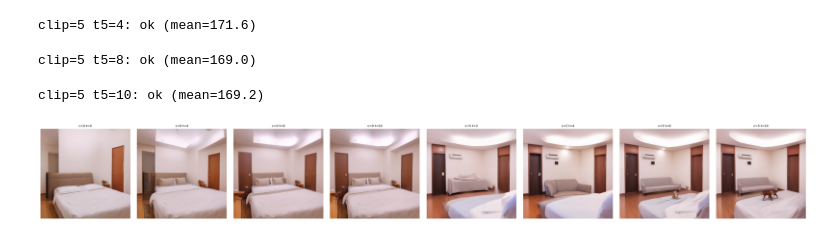
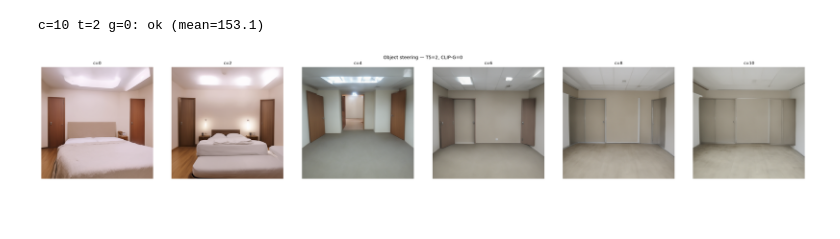
Before and after one commit to theman-oj10/DiT-steering-vector, a Jupyter notebook: sd3/SD3 Notebook.ipynb, the cells around one changed output. Saved outputs shown, nothing was run; the diff lists cells and outputs as text; code cells hidden in the pictures; blank space fills up the shorter version.

Commit message:
working sd3 object steering and reorg

```diff
--- a/sd3/SD3 Notebook.ipynb
+++ b/sd3/SD3 Notebook.ipynb
@@ -17,11 +19,15 @@ pipe = StableDiffusion3Pipeline.from_pretrained(
 ).to(DEVICE)
 # %%
 # ── CONFIG ─────────────────────────────────────────────────────────────
-CONCEPT_PROMPT  = "a bed"             # what to steer away from
-NEUTRAL_PROMPT  = "a room"            # neutral baseline
-GEN_PROMPT      = "a room with a bed" # prompt used at generation time
-ALPHA_PAIRS     = [(0,0), (0,4), (0,8), (0,10), (5,2), (5,4), (5,8), (5,10)]
-NUM_STEPS       = 10
+CONCEPT_PROMPT  = "a bed"               # what to steer away from
+NEUTRAL_PROMPT  = "an empty room"              # neutral baseline
+GEN_PROMPT      = "a bed in a room"     # prompt used at generation time
+
+# Best known working pair: CLIP-L=10, T5=2 (Exp #17)
+ALPHAS_C = [0, 2, 4, 6, 8, 10]         # CLIP-L alpha sweep
+ALPHAS_T = [2]                          # T5 alpha (best: 2)
+ALPHAS_G = [0]                          # CLIP-G alpha (not needed for object steering)
+NUM_STEPS       = 28
 GUIDANCE_SCALE  = 7.0
 SEED            = 42
 # ────────────────────────────────────────────────────────────────────────
@@ -107,55 +123,57 @@ def make_placeholder(label):
     ImageDraw.Draw(img).text((180, 240), f"{label}\nNaN/OOB", fill=(255, 80, 80))
     return img
 
-images = []
-for a_clip, a_t5 in ALPHA_PAIRS:
+def run(a_clip, a_t5, a_clipg):
     counter = [0]
-
-    def _hook(module, inp, out, _ac=a_clip, _at=a_t5):
+    def _ctx_hook(module, inp, out, _ac=a_clip, _at=a_t5):
         step = counter[0] % NUM_STEPS
         counter[0] += 1
         out_f = out.clone().float()
-
-        # CLIP-L tokens
         d = dir_clip_steps[step].float()
         proj = torch.clamp(out_f[:, :77, :] @ d, min=0.0).unsqueeze(-1)
         out_f[:, :77, :] -= _ac * proj * d
-
-        # T5 tokens
         if step in dir_t5_steps:
             d = dir_t5_steps[step].float()
             proj = torch.clamp(out_f[:, 77:, :] @ d, min=0.0).unsqueeze(-1)
             out_f[:, 77:, :] -= _at * proj * d
-
         return out_f.to(out.dtype)
-
-    h = pipe.transformer.context_embedder.register_forward_hook(_hook)
+    def _pooled_pre_hook(module, args, _ag=a_clipg):
+        timestep, pooled = args
+        pooled_f = pooled.clone().float()
+        d = dir_clipg.float()
+        proj = (pooled_f[:, 768:] @ d).unsqueeze(-1)
+        pooled_f[:, 768:] -= _ag * proj * d
+        return (timestep, pooled_f.to(pooled.dtype))
+    h1 = pipe.transformer.context_embedder.register_forward_hook(_ctx_hook)
+    h2 = pipe.transformer.time_text_embed.register_forward_pre_hook(_pooled_pre_hook)
     try:
         with torch.no_grad():
-            img = pipe(
-                GEN_PROMPT,
-                guidance_scale=GUIDANCE_SCALE,
-                num_inference_steps=NUM_STEPS,
-                generator=torch.Generator(DEVICE).manual_seed(SEED),
-            ).images[0]
+            img = pipe(GEN_PROMPT, guidance_scale=GUIDANCE_SCALE,
+                       num_inference_steps=NUM_STEPS,
+                       generator=torch.Generator(DEVICE).manual_seed(SEED)).images[0]
         arr = np.array(img)
         if arr.mean() > 250 or arr.mean() < 5:
-            print(f"clip={a_clip} t5={a_t5}: degenerate (mean={arr.mean():.1f})")
-            img = make_placeholder(f"c={a_clip} t={a_t5}")
+            img = make_placeholder(f"c={a_clip} t={a_t5} g={a_clipg}")
+            print(f"c={a_clip} t={a_t5} g={a_clipg}: degenerate")
         else:
-            print(f"clip={a_clip} t5={a_t5}: ok (mean={arr.mean():.1f})")
+            print(f"c={a_clip} t={a_t5} g={a_clipg}: ok (mean={arr.mean():.1f})")
     except Exception as e:
-        print(f"clip={a_clip} t5={a_t5}: error — {e}")
-        img = make_placeholder(f"c={a_clip} t={a_t5}")
+        img = make_placeholder(f"c={a_clip} t={a_t5} g={a_clipg}")
+        print(f"error: {e}")
     finally:
-        h.remove()
-    images.append((a_clip, a_t5, img))
+        h1.remove(); h2.remove()
+    return img
 
-fig, axes = plt.subplots(1, len(images), figsize=(4 * len(images), 4))
-for ax, (ac, at, img) in zip(axes, images):
-    ax.imshow(img)
-    ax.set_title(f"c={ac} t={at}", fontsize=9)
-    ax.axis("off")
+# Sweep CLIP-L alpha; T5 fixed at ALPHAS_T[0]; CLIP-G fixed at ALPHAS_G[0]
+a_t5   = ALPHAS_T[0]
+a_clipg = ALPHAS_G[0]
+sweep_imgs = [run(a_clip, a_t5, a_clipg) for a_clip in ALPHAS_C]
+
+labels = [f"c={a}" for a in ALPHAS_C]
+fig, axes = plt.subplots(1, len(ALPHAS_C), figsize=(4 * len(ALPHAS_C), 4))
+for ax, label, img in zip(axes, labels, sweep_imgs):
+    ax.imshow(img); ax.set_title(label, fontsize=9); ax.axis("off")
+plt.suptitle(f"Object steering — T5={a_t5}, CLIP-G={a_clipg}", fontsize=10)
 plt.tight_layout()
 plt.show()
 # %% [output]
@@ -167,4 +185,2 @@ clip=5 t5=2: ok (mean=171.7)
-clip=5 t5=4: ok (mean=171.6)
+c=10 t=2 g=0: ok (mean=153.1)
-clip=5 t5=8: ok (mean=169.0)
-clip=5 t5=10: ok (mean=169.2)
-[figure, old version]
+[figure, new version]
```
Also changed, not shown: parts of 5 cells of this notebook, 32 other files.
